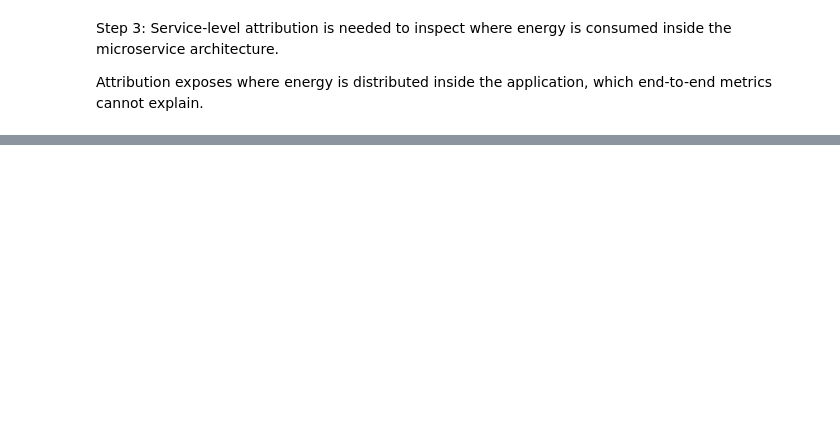
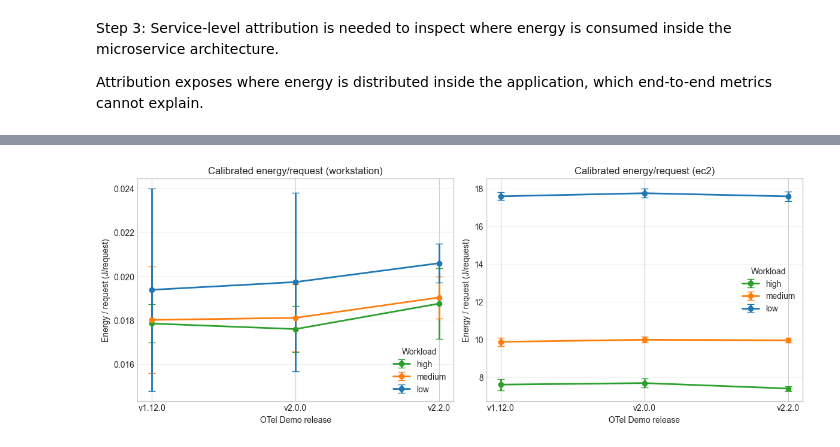
Before and after one commit to eoanodea/EnergyBenchMS, a Jupyter notebook: visualizations/otel_release_vs_energy_per_request.ipynb, the cells around one changed output, grey strips where cells are left out. Drawn from its saved outputs; the diff is of its cells as text; code cells hidden in the pictures; blank space fills up the shorter version.

Commit message:
more visaulisations fixed utilisation in otel demo

```diff
--- a/visualizations/otel_release_vs_energy_per_request.ipynb
+++ b/visualizations/otel_release_vs_energy_per_request.ipynb
@@ -788,0 +1140,88 @@ TODO: This notebook currently uses release-level aggregate and attribution summa
+# %%
+# Evaluate if normalisation is defensible, then project EC2 model values to meter-calibrated Joules
+CV_THRESHOLD = 0.25
+COUNT_THRESHOLD = 3
+
+ratio_by_workload = ratio_by_workload.sort_values('workload_level').reset_index(drop=True)
+stable_rows = ratio_by_workload[
+    (ratio_by_workload['count'] >= COUNT_THRESHOLD)
+    & ratio_by_workload['cv'].notna()
+    & (ratio_by_workload['cv'] <= CV_THRESHOLD)
+]
+
+global_factor = float(ws_dual['ratio_meter_to_model'].median())
+workload_factor = {
+    row['workload_level']: float(row['median']) for _, row in stable_rows.iterrows()
+}
+
+print(f'Normalisation thresholds: count >= {COUNT_THRESHOLD}, cv <= {CV_THRESHOLD:.2f}')
+print(f'Global fallback factor (median workstation meter/model): {global_factor:.4f}')
+print('Stable workload-specific factors:', workload_factor)
+
+normalisation_plausible = len(workload_factor) >= 2
+print('Is cross-source normalisation plausible?', bool(normalisation_plausible))
+
+ec2_model = norm_source_df[
+    (norm_source_df['environment'] == 'ec2') & norm_source_df['model_epr_j'].notna()
+].copy()
+if ec2_model.empty:
+    raise RuntimeError('No EC2 model energy/request values found for projection')
+
+wl_key = ec2_model['workload_level'].astype(str)
+ec2_model['normalisation_factor'] = wl_key.map(workload_factor).astype(float)
+ec2_model['normalisation_factor'] = ec2_model['normalisation_factor'].fillna(global_factor)
+ec2_model['projected_meter_epr_j'] = ec2_model['model_epr_j'] * ec2_model['normalisation_factor']
+
+ws_meter = norm_source_df[
+    (norm_source_df['environment'] == 'workstation') & norm_source_df['meter_epr_j'].notna()
+].copy()
+ws_meter['projected_meter_epr_j'] = ws_meter['meter_epr_j']
+
+comparison_df = pd.concat([
+    ws_meter[['environment', 'release', 'workload_level', 'projected_meter_epr_j']].rename(columns={'environment': 'env'}),
+    ec2_model[['environment', 'release', 'workload_level', 'projected_meter_epr_j']].rename(columns={'environment': 'env'}),
+])
+
+comparison_summary = (
+    comparison_df.groupby(['env', 'release', 'workload_level'], observed=True)['projected_meter_epr_j']
+                 .agg(['mean', 'std', 'count'])
+                 .reset_index()
+                 .sort_values(['env', 'workload_level', 'release'])
+                 .reset_index(drop=True)
+)
+
+print('Projected comparable energy/request in Joules (workstation uses meter, EC2 uses calibrated model):')
+display(comparison_summary.round(6))
+
+fig, axes = plt.subplots(1, 2, figsize=(12, 4.6), sharey=False)
+color_map = {'high': '#2ca02c', 'medium': '#ff7f0e', 'low': '#1f77b4'}
+
+for ax_idx, env_name in enumerate(['workstation', 'ec2']):
+    ax = axes[ax_idx]
+    env_data = comparison_summary[comparison_summary['env'] == env_name]
+
+    for wl in WORKLOAD_ORDER_PAPER:
+        s = env_data[env_data['workload_level'] == wl].sort_values('release')
+        if s.empty:
+            continue
+        ax.errorbar(
+            s['release'].astype(str),
+            s['mean'],
+            yerr=s['std'].fillna(0),
+            marker='o',
+            linewidth=2,
+            capsize=4,
+            color=color_map[wl],
+            label=wl,
+        )
+
+    ax.set_title(f'Calibrated energy/request ({env_name})')
+    ax.set_xlabel('OTel Demo release')
+    ax.set_ylabel('Energy / request (J/request)')
+    ax.grid(True, axis='y', alpha=0.25)
+    ax.legend(title='Workload')
+
+fig.tight_layout()
+_save_figure(fig, 'chart4b_calibrated_cross_source_comparison')
+plt.show()
+# %% [output]
@@ -788,0 +1252 @@ TODO: This notebook currently uses release-level aggregate and attribution summa
+[figure, added]
```
Also changed, not shown: parts of 16 cells of this notebook, 15 other files.
